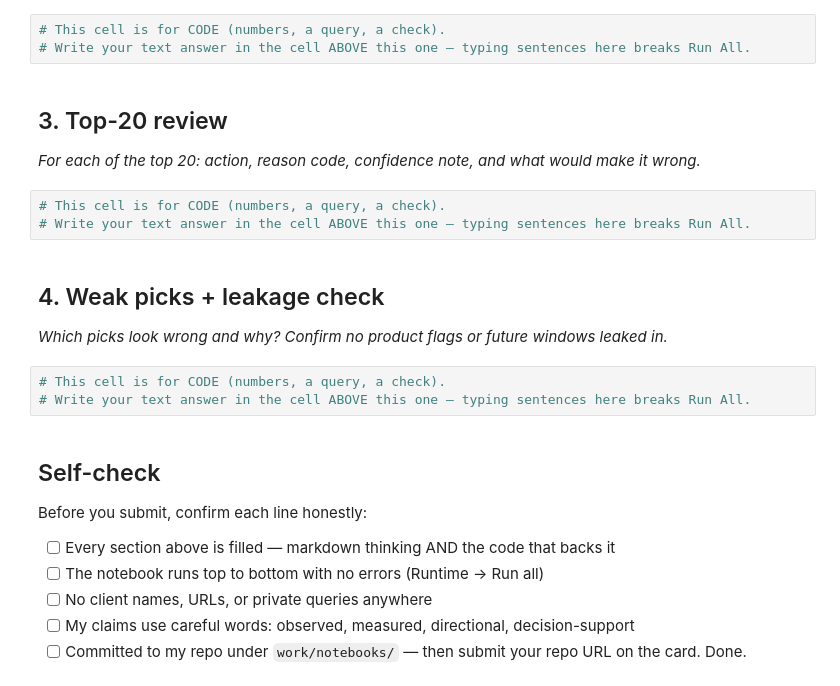
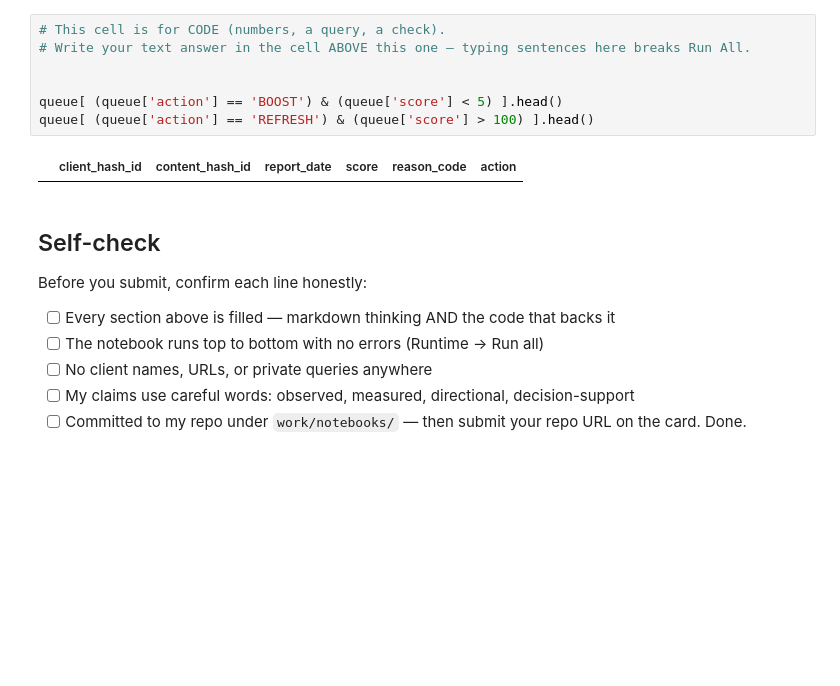
Before and after one commit to haseebaabid/FlyRank_AI_Internship, a Jupyter notebook: work/notebooks/w04_baseline_score.ipynb, the cells around one changed output. Drawn from its saved outputs; the diff is of its cells as text; blank space fills up the shorter version.

```diff
--- a/work/notebooks/w04_baseline_score.ipynb
+++ b/work/notebooks/w04_baseline_score.ipynb
@@ -20,20 +210,12 @@ This skeleton is yours to fill. Work the sections **in order** — each one has
 # %%
 # This cell is for CODE (numbers, a query, a check).
 # Write your text answer in the cell ABOVE this one — typing sentences here breaks Run All.
+
+
+queue[ (queue['action'] == 'BOOST') & (queue['score'] < 5) ].head()
+queue[ (queue['action'] == 'REFRESH') & (queue['score'] > 100) ].head()
+# %% [output]
+|  | client_hash_id | content_hash_id | report_date | score | reason_code | action |
-# %% [markdown]
-## 3. Top-20 review
-
-*For each of the top 20: action, reason code, confidence note, and what would make it wrong.*
-# %%
-# This cell is for CODE (numbers, a query, a check).
-# Write your text answer in the cell ABOVE this one — typing sentences here breaks Run All.
-# %% [markdown]
-## 4. Weak picks + leakage check
-
-*Which picks look wrong and why? Confirm no product flags or future windows leaked in.*
-# %%
-# This cell is for CODE (numbers, a query, a check).
-# Write your text answer in the cell ABOVE this one — typing sentences here breaks Run All.
 # %% [markdown]
 ## Self-check
 
```
Also changed, not shown: parts of 11 cells of this notebook.
